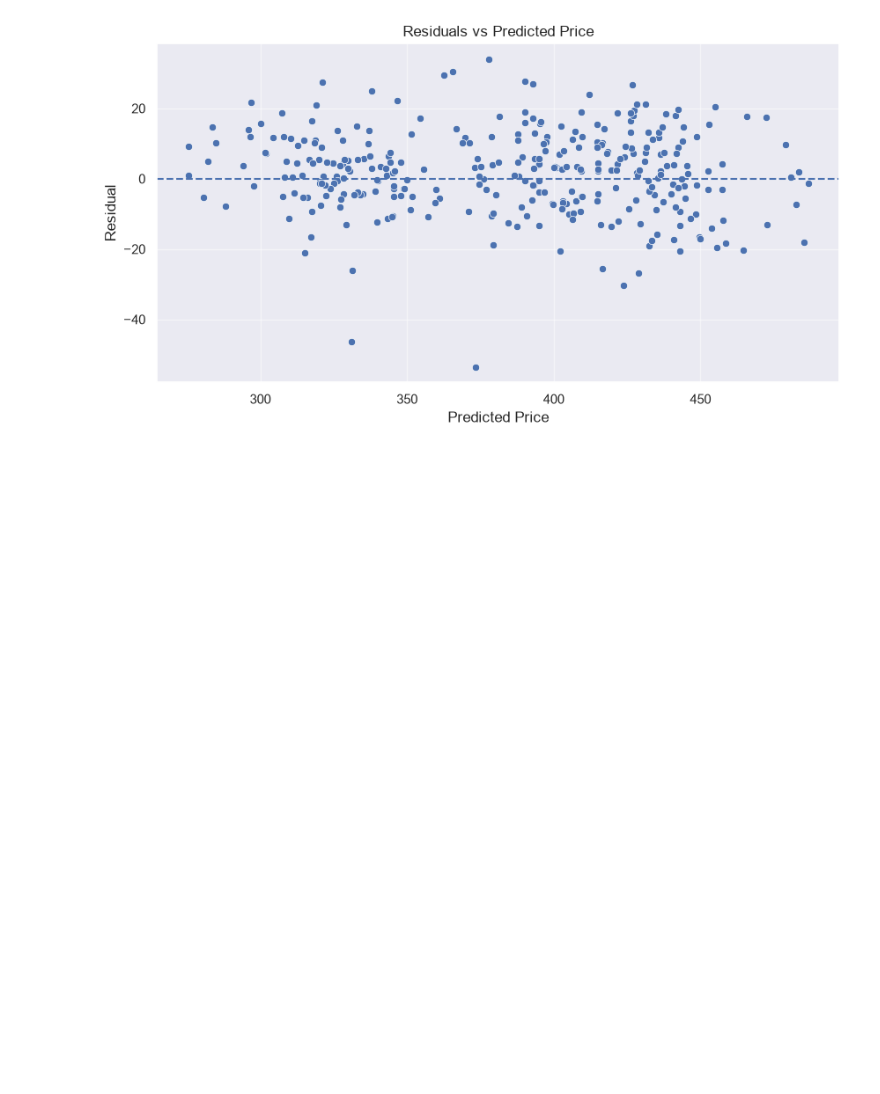
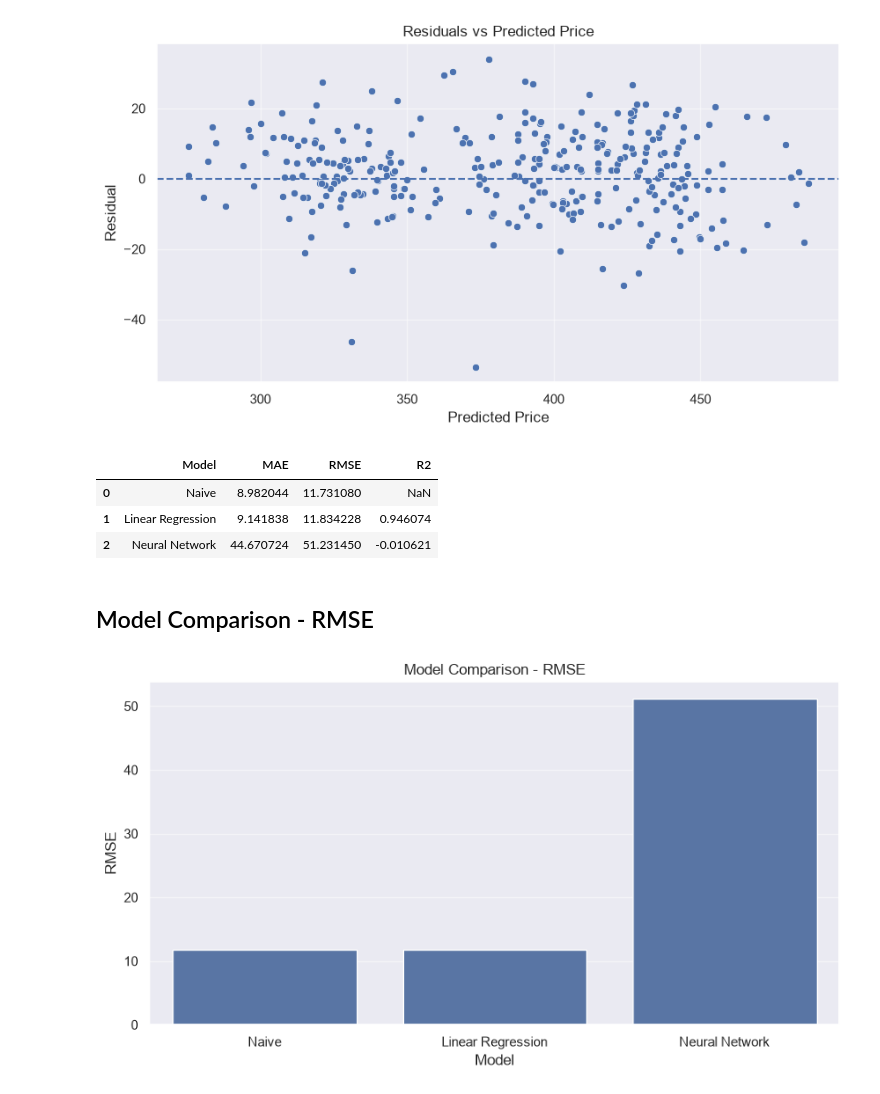
Before and after one commit to Pranav-1719/Data-Science-Machine-Learning, a Jupyter notebook: Stock-Price-Prediction/notebook/Stock_Price_Prediction.ipynb, the cells around one changed output. Cells and saved outputs as stored; diff of their text form; code cells hidden in the pictures; blank space fills up the shorter version.

```diff
--- a/Stock-Price-Prediction/notebook/Stock_Price_Prediction.ipynb
+++ b/Stock-Price-Prediction/notebook/Stock_Price_Prediction.ipynb
@@ -564,3 +566,35 @@ plt.title('Residuals vs Predicted Price')
 plt.show()
 # %% [output]
 [figure]
+# %%
+results = pd.DataFrame({
+    'Model': ['Naive', 'Linear Regression', 'Neural Network'],
+    'MAE': [naive_mae, test_mae, nn_mae],
+    'RMSE': [naive_rmse, test_rmse, nn_rmse],
+    'R2': [np.nan, test_r2, nn_r2]
+})
+
+results
+# %% [output]
+|  | Model | MAE | RMSE | R2 |
+| 0 | Naive | 8.982044 | 11.731080 | NaN |
+| 1 | Linear Regression | 9.141838 | 11.834228 | 0.946074 |
+| 2 | Neural Network | 44.670724 | 51.231450 | -0.010621 |
+# %% [markdown]
+## Model Comparison - RMSE
+# %%
+plt.figure(figsize=(10, 5))
+
+sns.barplot(
+    data=results,
+    x='Model',
+    y='RMSE'
+)
+
+plt.title('Model Comparison - RMSE')
+plt.ylabel('RMSE')
+
+plt.savefig("../images/Model_Comparison.png",dpi=300,bbox_inches = 'tight')
+plt.show()
+# %% [output]
+[figure, added]
```
Also changed, not shown: parts of 15 cells of this notebook, 8 other files.
